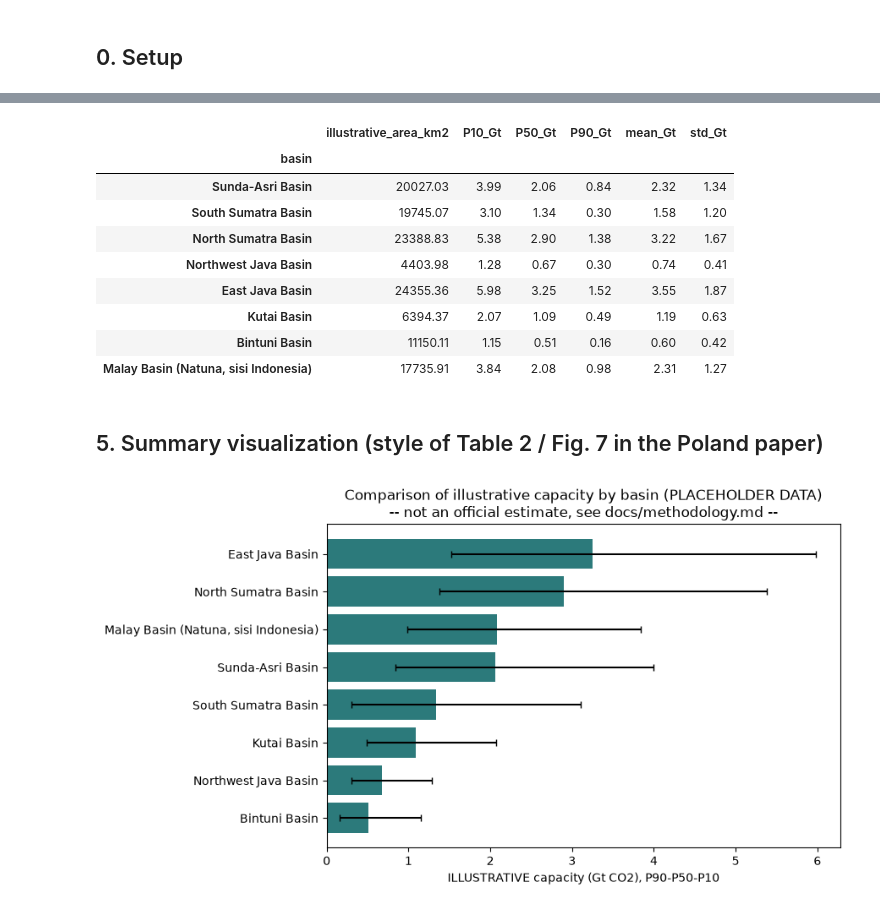
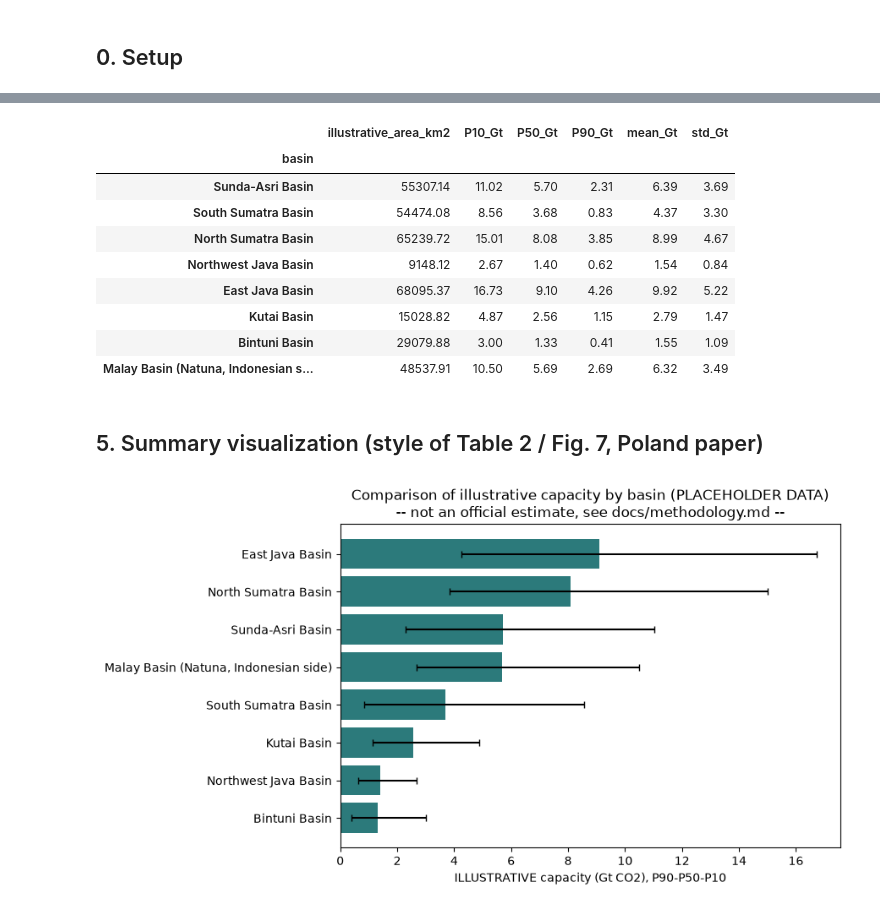
Before and after one commit to Arsyrahmatullah/ccs-screening, a Jupyter notebook: notebooks/00_tier1_national_screening.ipynb, the cells around one changed output, grey strips where cells are left out. Cells and saved outputs as stored; diff of their text form; code cells hidden in the pictures.

```diff
--- a/notebooks/00_tier1_national_screening.ipynb
+++ b/notebooks/00_tier1_national_screening.ipynb
@@ -16,19 +23,18 @@ The objective of this notebook (Tier 1) is **not** to produce capacity figures s
 # %%
 
 import sys
+import subprocess
 from pathlib import Path
 
-REPO_ROOT = Path.cwd().parent if (Path.cwd() / "notebooks").exists() is False and (Path.cwd().name == "notebooks") else Path.cwd()
-# a more robust fallback: look for a folder that contains config.yaml`
+import numpy as np
+import pandas as pd
+import matplotlib.pyplot as plt
+
 _p = Path.cwd()
 while not (_p / "config.yaml").exists() and _p != _p.parent:
     _p = _p.parent
 REPO_ROOT = _p
 sys.path.insert(0, str(REPO_ROOT / "src"))
-
-import pandas as pd
-import numpy as np
-import matplotlib.pyplot as plt
 
 from load_config import load_config
 from emission_source_proximity import nearest_emitter_distance
@@ -37,6 +43,6 @@ from montecarlo_capacity import monte_carlo_capacity, summarize_capacity, Normal
 cfg = load_config(REPO_ROOT / "config.yaml")
 pd.set_option("display.max_colwidth", 60)
 print("Repo root:", REPO_ROOT)
-print("Config contains, target SRL Tier 1:", cfg["storage_readiness"]["tier1_target_srl"])
+print("Target SRL Tier 1:", cfg["storage_readiness"]["tier1_target_srl"])
 # %% [output]
 Repo root: c:\Users\Arsy Nuur\ccs-screening
@@ -172,28 +173,24 @@ for saline aquifers is set to 1-2%, consistent with the general range in the lit
 # %%
 
+ce = cfg["capacity_equation"]
 rng = np.random.default_rng(42)
 illustrative_results = []
 
 for _, row in basins.iterrows():
-    # illustrative basin-scale geometry (NOT from original digitization)
-    area_km2 = rng.uniform(3_000, 25_000)
+    area_km2 = rng.uniform(5_000, 70_000)  # order-of-magnitude realistic for a sedimentary basin
     mc = monte_carlo_capacity(
         area_km2=area_km2,
         thickness_m=NormalParam(mean=rng.uniform(150, 500), std=100, lower_bound=0),
         ntg_fraction=NormalParam(mean=rng.uniform(0.15, 0.4), std=0.1, lower_bound=0, upper_bound=1),
         porosity_fraction=NormalParam(mean=rng.uniform(0.15, 0.28), std=0.04, lower_bound=0, upper_bound=1),
-        swirr_fraction=NormalParam(
-            mean=cfg["capacity_equation"]["swirr_mean"],
-            std=cfg["capacity_equation"]["swirr_std"],
-            lower_bound=0, upper_bound=1,
-        ),
+        swirr_fraction=NormalParam(mean=ce["swirr_mean"], std=ce["swirr_std"], lower_bound=0, upper_bound=1),
         efficiency_fraction=NormalParam(
-            mean=cfg["capacity_equation"]["efficiency_factor_percent_mean"] / 100,
-            std=cfg["capacity_equation"]["efficiency_factor_percent_std"] / 100,
+            mean=ce["efficiency_factor_percent_mean"] / 100,
+            std=ce["efficiency_factor_percent_std"] / 100,
             lower_bound=0, upper_bound=1,
         ),
         co2_density_kgm3=NormalParam(mean=rng.uniform(300, 450), std=40, lower_bound=0),
-        n_iterations=cfg["capacity_equation"]["monte_carlo_iterations"],
+        n_iterations=ce["monte_carlo_iterations"],
         random_seed=int(rng.integers(0, 10_000)),
     )
     stats = summarize_capacity(mc)
@@ -207,36 +204,35 @@ illustrative_df.round(2)
 # %% [output]
 |  | illustrative_area_km2 | P10_Gt | P50_Gt | P90_Gt | mean_Gt | std_Gt |
 | basin |  |  |  |  |  |  |
-| Sunda-Asri Basin | 20027.03 | 3.99 | 2.06 | 0.84 | 2.32 | 1.34 |
-| South Sumatra Basin | 19745.07 | 3.10 | 1.34 | 0.30 | 1.58 | 1.20 |
-| North Sumatra Basin | 23388.83 | 5.38 | 2.90 | 1.38 | 3.22 | 1.67 |
-| Northwest Java Basin | 4403.98 | 1.28 | 0.67 | 0.30 | 0.74 | 0.41 |
-| East Java Basin | 24355.36 | 5.98 | 3.25 | 1.52 | 3.55 | 1.87 |
-| Kutai Basin | 6394.37 | 2.07 | 1.09 | 0.49 | 1.19 | 0.63 |
-| Bintuni Basin | 11150.11 | 1.15 | 0.51 | 0.16 | 0.60 | 0.42 |
-| Malay Basin (Natuna, sisi Indonesia) | 17735.91 | 3.84 | 2.08 | 0.98 | 2.31 | 1.27 |
+| Sunda-Asri Basin | 55307.14 | 11.02 | 5.70 | 2.31 | 6.39 | 3.69 |
+| South Sumatra Basin | 54474.08 | 8.56 | 3.68 | 0.83 | 4.37 | 3.30 |
+| North Sumatra Basin | 65239.72 | 15.01 | 8.08 | 3.85 | 8.99 | 4.67 |
+| Northwest Java Basin | 9148.12 | 2.67 | 1.40 | 0.62 | 1.54 | 0.84 |
+| East Java Basin | 68095.37 | 16.73 | 9.10 | 4.26 | 9.92 | 5.22 |
+| Kutai Basin | 15028.82 | 4.87 | 2.56 | 1.15 | 2.79 | 1.47 |
+| Bintuni Basin | 29079.88 | 3.00 | 1.33 | 0.41 | 1.55 | 1.09 |
+| Malay Basin (Natuna, Indonesian s... | 48537.91 | 10.50 | 5.69 | 2.69 | 6.32 | 3.49 |
 # %% [markdown]
-## 5.  Summary visualization (style of Table 2 / Fig. 7 in the Poland paper)
+## 5. Summary visualization (style of Table 2 / Fig. 7, Poland paper)
 # %%
+
 fig, ax = plt.subplots(figsize=(9, 5))
 plot_df = illustrative_df.sort_values("P50_Gt", ascending=True)
 ax.barh(plot_df.index, plot_df["P50_Gt"], color="#2c7a7b")
 ax.errorbar(
     plot_df["P50_Gt"], plot_df.index,
     xerr=[plot_df["P50_Gt"] - plot_df["P90_Gt"], plot_df["P10_Gt"] - plot_df["P50_Gt"]],
     fmt="none", ecolor="black", capsize=3,
 )
 ax.set_xlabel("ILLUSTRATIVE capacity (Gt CO2), P90-P50-P10")
 ax.set_title("Comparison of illustrative capacity by basin (PLACEHOLDER DATA)\n"
               "-- not an official estimate, see docs/methodology.md --")
 plt.tight_layout()
 
-# Determine the image output folder based on the active data type (created automatically if it does not exist)
-figures_dir = REPO_ROOT / "figures" / output_subfolder
+figures_dir = REPO_ROOT / "figures"
 figures_dir.mkdir(parents=True, exist_ok=True)
-
 plt.savefig(figures_dir / "tier1_illustrative_capacity_comparison.png", dpi=150)
 plt.show()
 # %% [output]
-[figure, old version]
+[figure, new version]
 # %%
```
Also changed, not shown: parts of 15 cells of this notebook, 27 other files.
